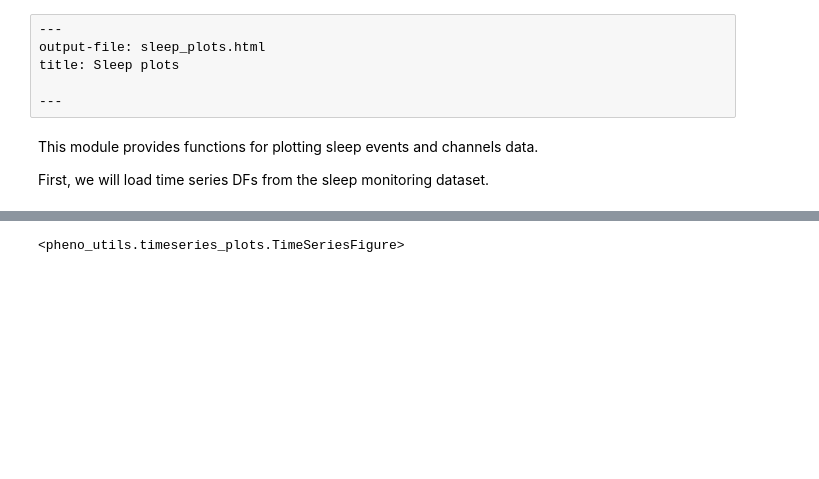
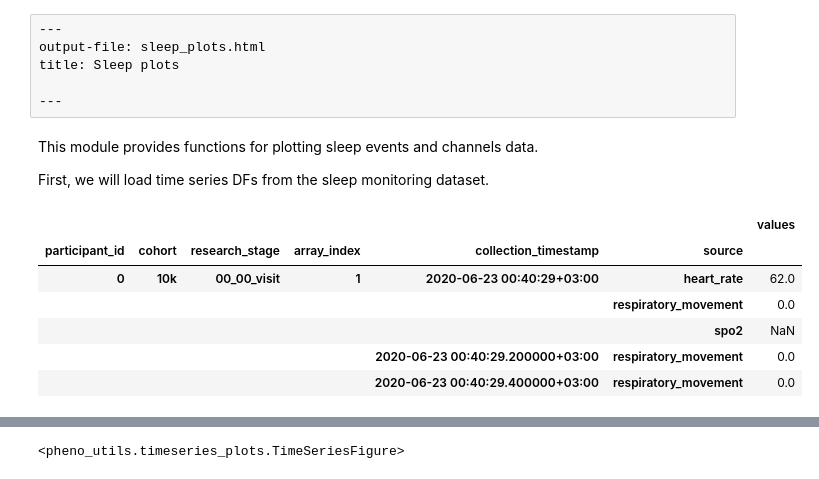
Before and after one commit to PhenoAI/pheno-utils, a Jupyter notebook: nbs/06_sleep_plots.ipynb, the cells around one changed output, grey strips where cells are left out. Cells and saved outputs as stored; diff of their text form; code cells hidden in the pictures; blank space fills up the shorter version.

```diff
--- a/nbs/06_sleep_plots.ipynb
+++ b/nbs/06_sleep_plots.ipynb
@@ -261 +261,11 @@ channels_df = pl.load_bulk_data('channels_time_series')
 events_df = pl.load_bulk_data('events_time_series')
+# %%
+channels_df.head(5)
+# %% [output]
+|  |  |  |  |  |  | values |
+| participant_id | cohort | research_stage | array_index | collection_timestamp | source |  |
+| 0 | 10k | 00_00_visit | 1 | 2020-06-23 00:40:29+03:00 | heart_rate | 62.0 |
+|  |  |  |  |  | respiratory_movement | 0.0 |
+|  |  |  |  |  | spo2 | NaN |
+|  |  |  |  | 2020-06-23 00:40:29.200000+03:00 | respiratory_movement | 0.0 |
+|  |  |  |  | 2020-06-23 00:40:29.400000+03:00 | respiratory_movement | 0.0 |
```
Also changed, not shown: parts of 2 cells of this notebook.
